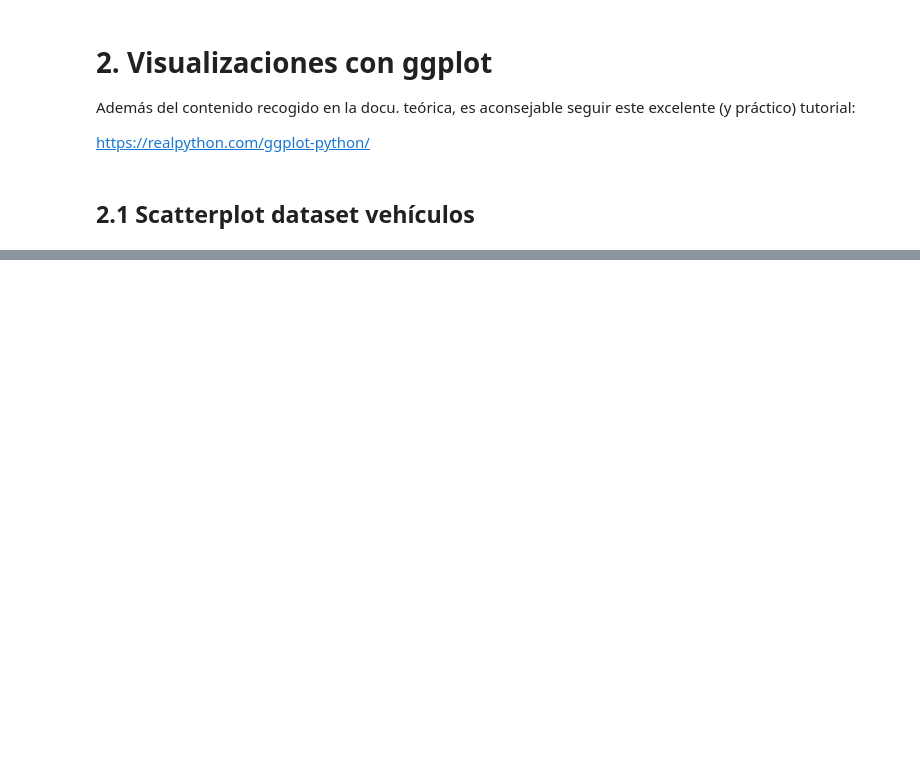
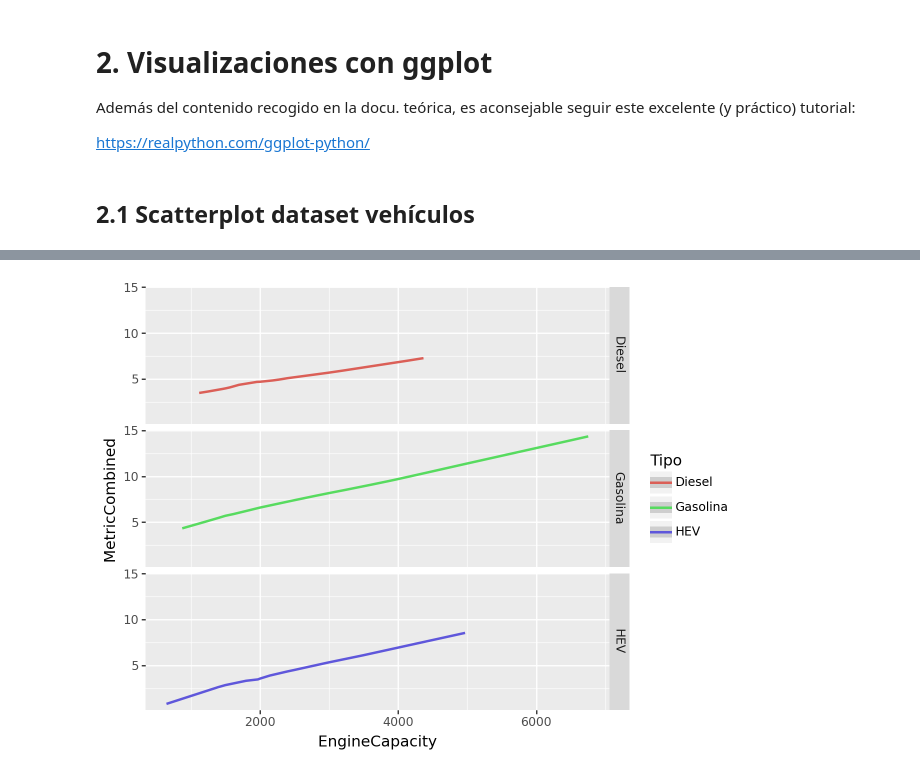
Before and after one commit to pedroconcejero/UNED_master_visualizacion, a Jupyter notebook: 03a_ggplot_ejemplo_vehiculos_junio_online.ipynb, the cells around one changed output, grey strips where cells are left out. Saved outputs shown, nothing was run; the diff lists cells and outputs as text; code cells hidden in the pictures; blank space fills up the shorter version.

```diff
--- a/03a_ggplot_ejemplo_vehiculos_junio_online.ipynb
+++ b/03a_ggplot_ejemplo_vehiculos_junio_online.ipynb
@@ -127,12 +172,14 @@ import skmisc
 # %%
 (
     ggplot(df)  # What data to use
     + aes(x = 'EngineCapacity',
           y = 'MetricCombined',
          color = 'Tipo')  # What variable to use
     + geom_smooth(method = 'lowess')   # Geometric object to use for drawing
-    + facet_grid(facets = ". ~ Tipo")
+    + facet_grid(rows = "Tipo")
 )
+# %% [output]
+[figure, added]
 # %%
 (
     ggplot(df)  # What data to use
```
Also changed, not shown: parts of 19 cells of this notebook.
